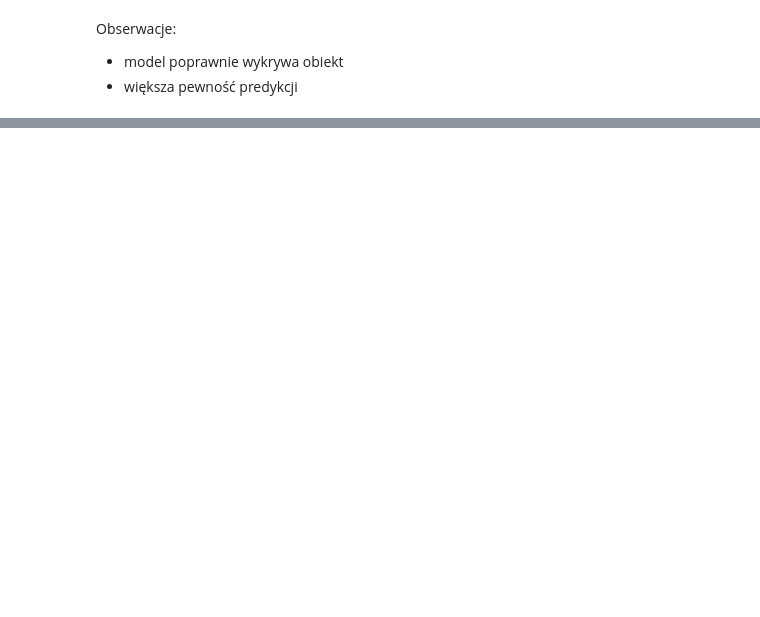
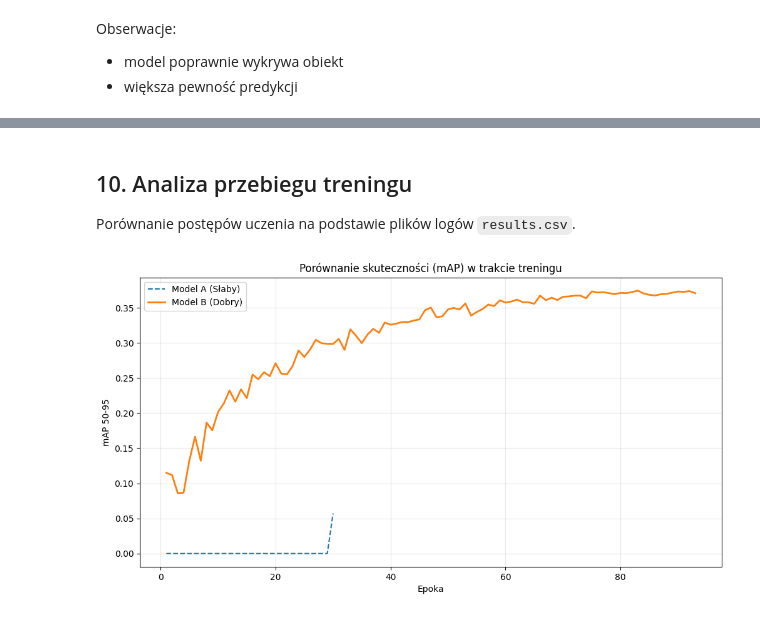
Before and after one commit to damhero/GarbageClassification, a Jupyter notebook: FinalNotebook.ipynb, the cells around one changed output, grey strips where cells are left out. Saved outputs shown, nothing was run; the diff lists cells and outputs as text; code cells hidden in the pictures; blank space fills up the shorter version.

```diff
--- a/FinalNotebook.ipynb
+++ b/FinalNotebook.ipynb
@@ -104,0 +144,33 @@ Na podstawie przeprowadzonych eksperymentów można stwierdzić, że:
+# %% [markdown]
+## 10. Analiza przebiegu treningu
+Porównanie postępów uczenia na podstawie plików logów `results.csv`.
+# %%
+# Ścieżki do plików CSV (na podstawie Twoich folderów)
+path_poor = "GARBAGE CLASSIFICATION 3/runs/detect/train/results.csv"
+path_good = "yolo11n run/runs/detect/train/results.csv"
+
+try:
+    # Wczytanie danych
+    df_poor = pd.read_csv(path_poor)
+    df_good = pd.read_csv(path_good)
+
+    # Usunięcie spacji z nazw kolumn (YOLO czasem dodaje spacje)
+    df_poor.columns = df_poor.columns.str.strip()
+    df_good.columns = df_good.columns.str.strip()
+
+    # Rysowanie wykresów mAP50-95
+    plt.figure(figsize=(12, 6))
+    plt.plot(df_poor['epoch'], df_poor['metrics/mAP50-95(B)'], label='Model A (Słaby)', linestyle='--')
+    plt.plot(df_good['epoch'], df_good['metrics/mAP50-95(B)'], label='Model B (Dobry)', linewidth=2)
+
+    plt.xlabel('Epoka')
+    plt.ylabel('mAP 50-95')
+    plt.title('Porównanie skuteczności (mAP) w trakcie treningu')
+    plt.legend()
+    plt.grid(True, alpha=0.3)
+    plt.show()
+
+except FileNotFoundError:
+    print("Nie znaleziono plików results.csv. Sprawdź czy ścieżki do folderów 'runs/' są poprawne.")
+# %% [output]
+[figure, added]
```
Also changed, not shown: parts of 22 cells of this notebook, 1 other file.
